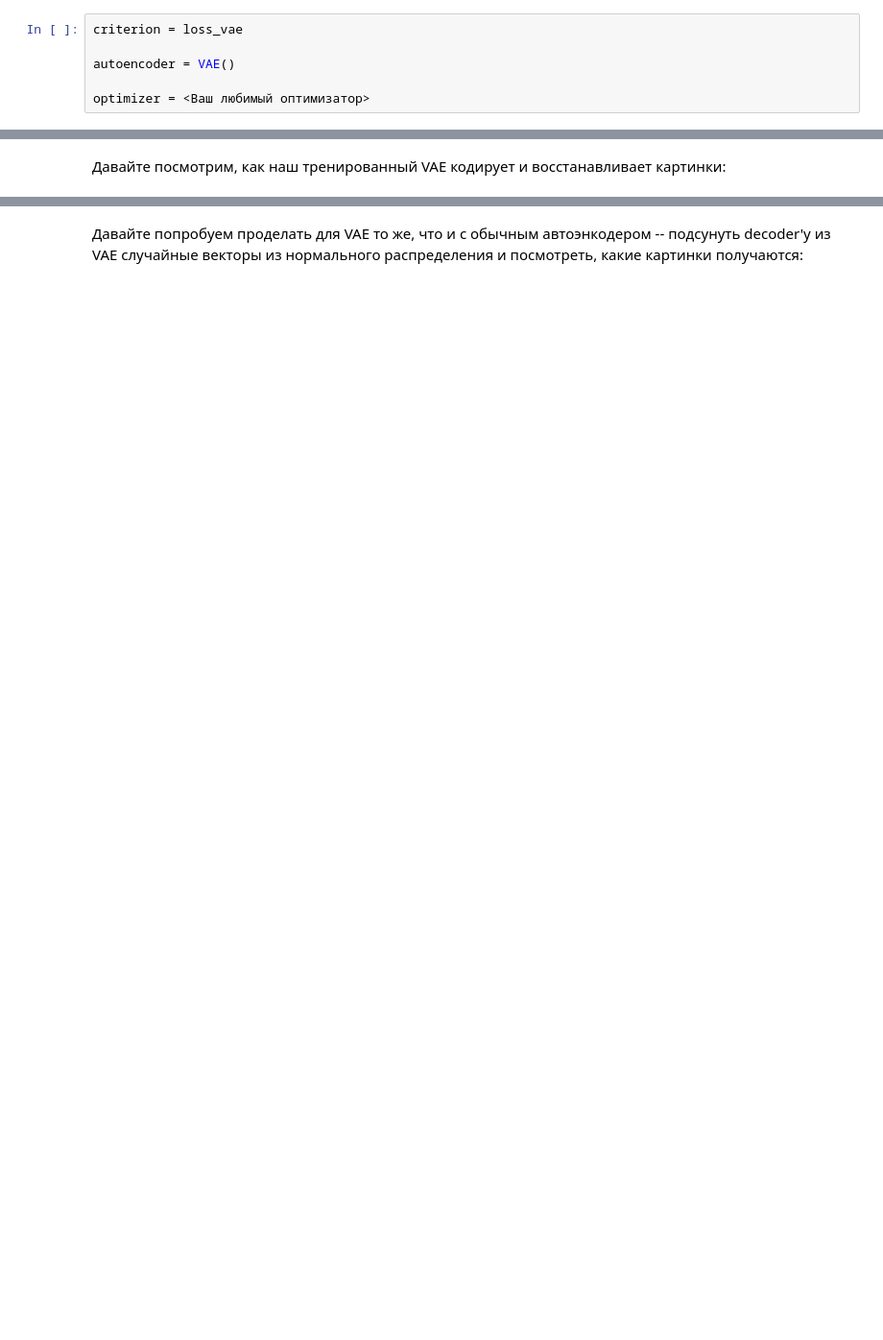
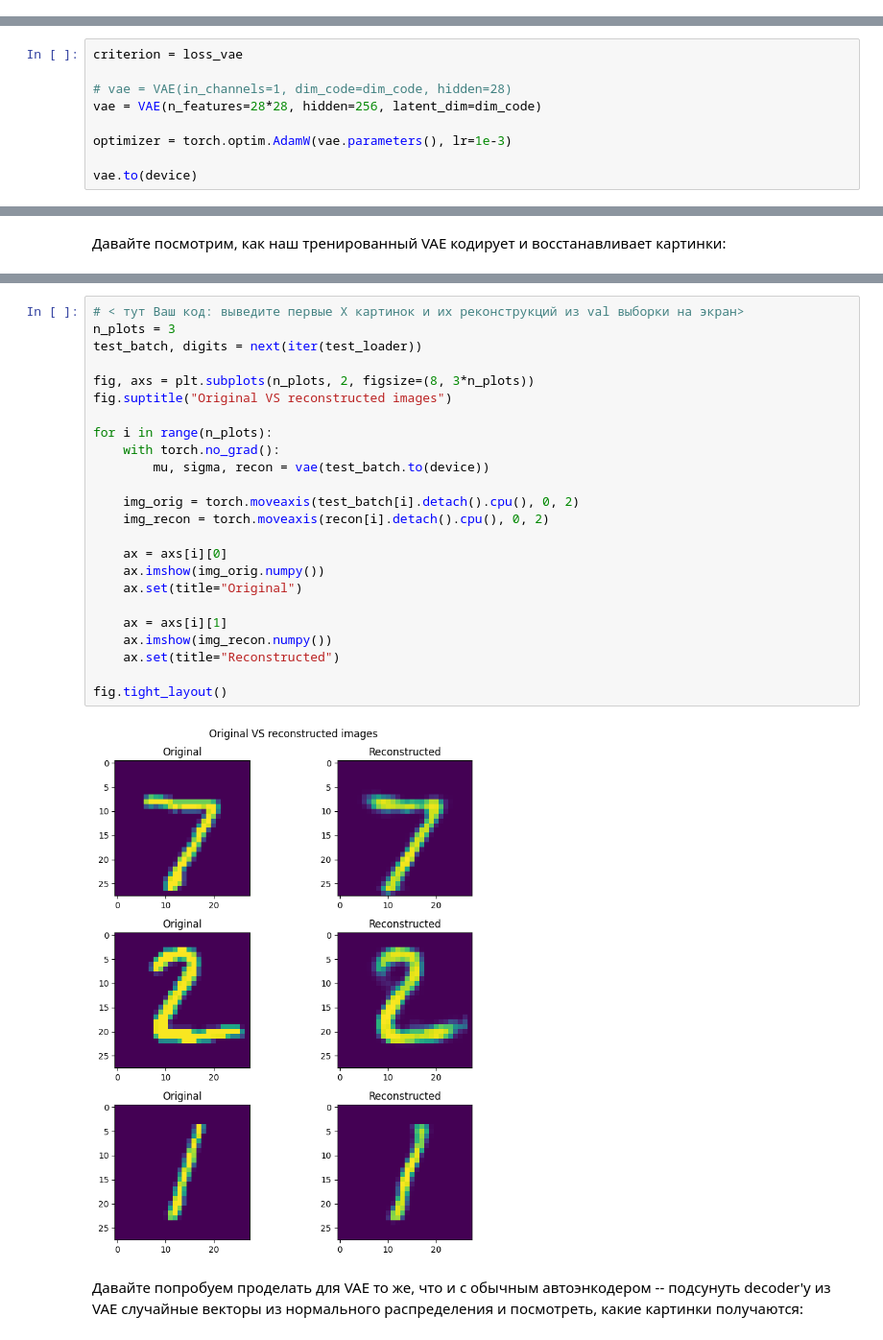
Before and after one commit to Nikc-mk/Deep_Learning_1, a Jupyter notebook: notebooks/[hw]autoencoders.ipynb, the cells around one changed output, grey strips where cells are left out. Shown at 96% size. Saved outputs shown, nothing was run; the diff lists cells and outputs as text; blank space fills up the shorter version.

```diff
--- a/notebooks/[hw]autoencoders.ipynb
+++ b/notebooks/[hw]autoencoders.ipynb
@@ -550,8 +613,2 @@ def loss_vae(x, mu, logsigma, reconstruction):
 # %% [markdown]
 И обучим модель:
-# %%
-criterion = loss_vae
-
-autoencoder = VAE()
-
-optimizer = <Ваш любимый оптимизатор>
@@ -559,0 +615,9 @@ optimizer = <Ваш любимый оптимизатор>
+# %%
+criterion = loss_vae
+
+# vae = VAE(in_channels=1, dim_code=dim_code, hidden=28)
+vae = VAE(n_features=28*28, hidden=256, latent_dim=dim_code)
+
+optimizer = torch.optim.AdamW(vae.parameters(), lr=1e-3)
+
+vae.to(device)
@@ -564,3 +677,29 @@ optimizer = <Ваш любимый оптимизатор>
+# %%
+# < тут Ваш код: выведите первые Х картинок и их реконструкций из val выборки на экран>
+n_plots = 3
+test_batch, digits = next(iter(test_loader))
+
+fig, axs = plt.subplots(n_plots, 2, figsize=(8, 3*n_plots))
+fig.suptitle("Original VS reconstructed images")
+
+for i in range(n_plots):
+    with torch.no_grad():
+        mu, sigma, recon = vae(test_batch.to(device))
+
+    img_orig = torch.moveaxis(test_batch[i].detach().cpu(), 0, 2)
+    img_recon = torch.moveaxis(recon[i].detach().cpu(), 0, 2)
+
+    ax = axs[i][0]
+    ax.imshow(img_orig.numpy())
+    ax.set(title="Original")
+
+    ax = axs[i][1]
+    ax.imshow(img_recon.numpy())
+    ax.set(title="Reconstructed")
+
+fig.tight_layout()
+# %% [output]
+[figure, added]
 # %% [markdown]
 Давайте попробуем проделать для VAE то же, что и с обычным автоэнкодером -- подсунуть decoder'у из VAE случайные векторы из нормального распределения и посмотреть, какие картинки получаются:
 # %%
```
Also changed, not shown: parts of 22 cells of this notebook.
